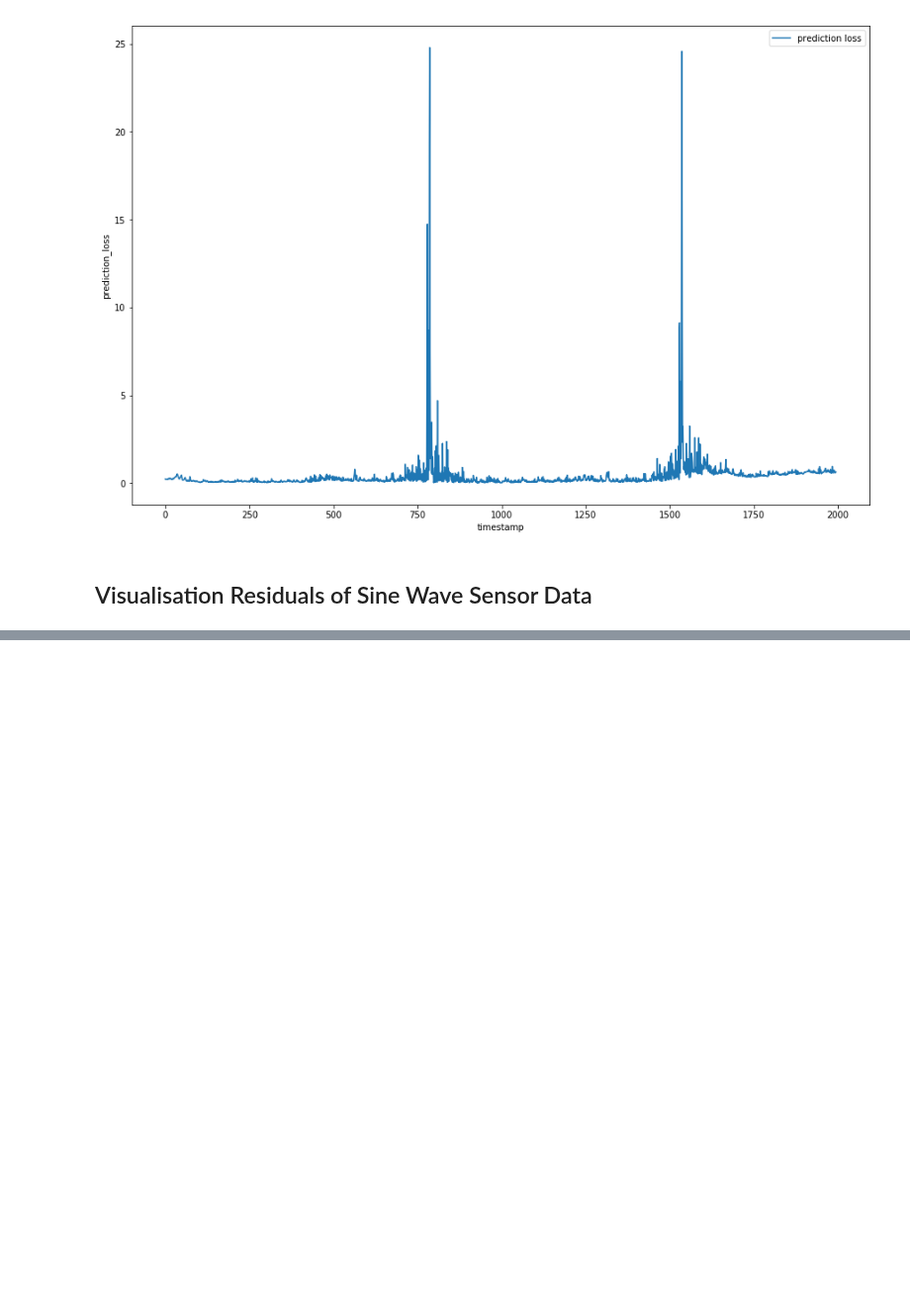
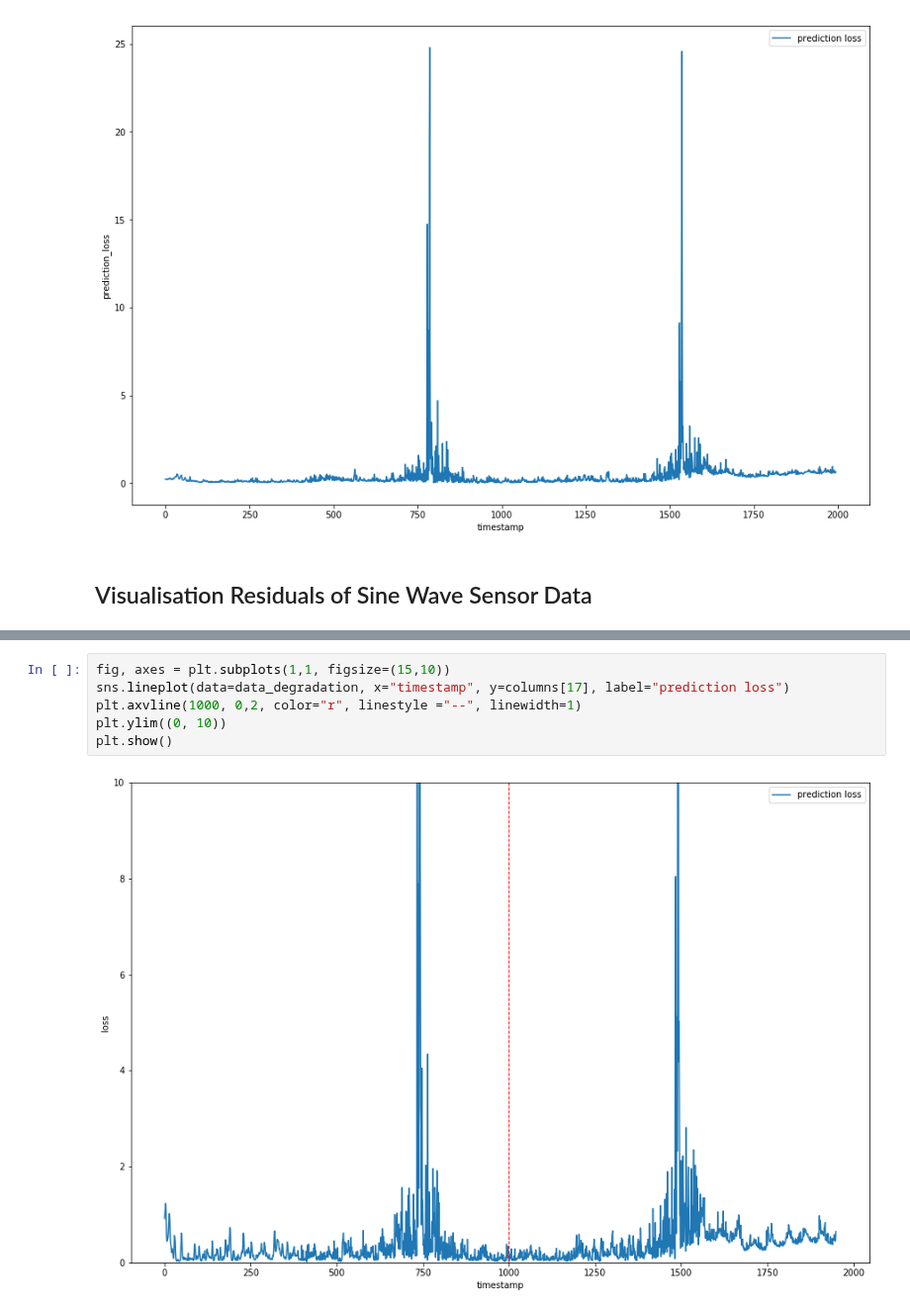
Before and after one commit to carlov93/predictive_maintenance, a Jupyter notebook: src/visualisation/prediction/visualisation_prediction_artifical_signal.ipynb, the cells around one changed output, grey strips where cells are left out. Shown at 99% size. Cells and saved outputs as stored; diff of their text form; blank space fills up the shorter version.

```diff
--- a/src/visualisation/prediction/visualisation_prediction_artifical_signal.ipynb
+++ b/src/visualisation/prediction/visualisation_prediction_artifical_signal.ipynb
@@ -119,0 +136,8 @@ plt.show()
+# %%
+fig, axes = plt.subplots(1,1, figsize=(15,10))
+sns.lineplot(data=data_degradation, x="timestamp", y=columns[17], label="prediction loss")
+plt.axvline(1000, 0,2, color="r", linestyle ="--", linewidth=1)
+plt.ylim((0, 10))
+plt.show()
+# %% [output]
+[figure, added]
```
Also changed, not shown: parts of 9 cells of this notebook, 3 other files.
